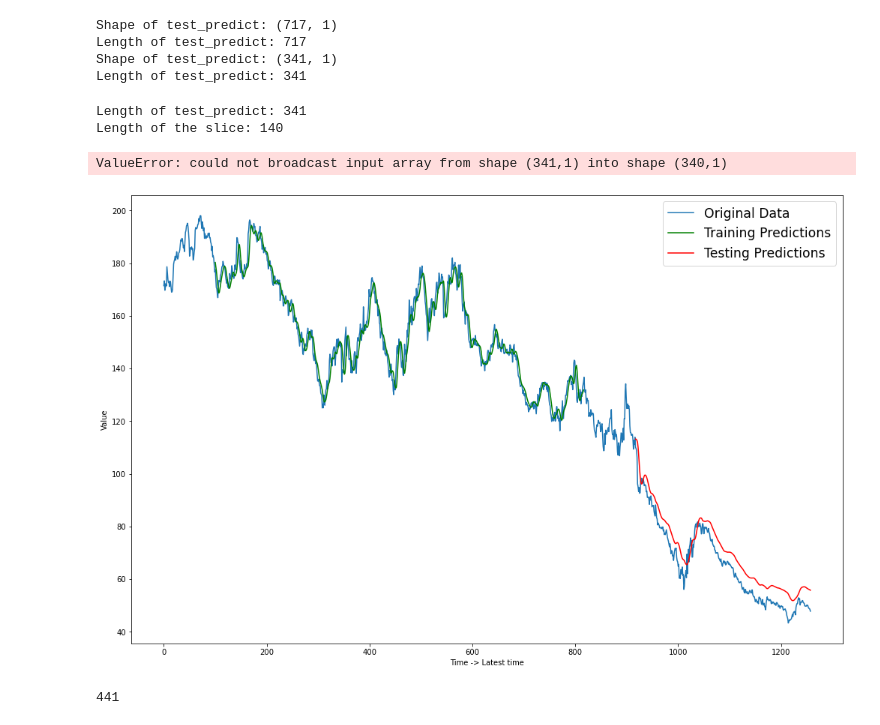
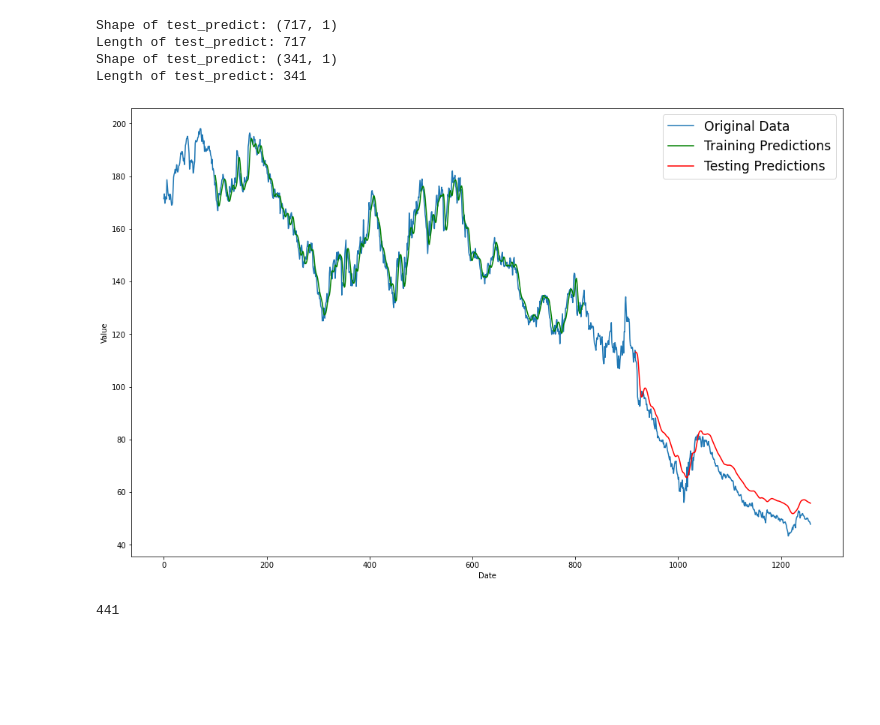
Before and after one commit to MabroorA/stocks-prediction-app, a Jupyter notebook: Machine-learning/Test-model2.ipynb, the cells around one changed output. Cells and saved outputs as stored; diff of their text form; code cells hidden in the pictures; blank space fills up the shorter version.

```diff
--- a/Machine-learning/Test-model2.ipynb
+++ b/Machine-learning/Test-model2.ipynb
@@ -206,64 +200,33 @@ Shape of test_predict: (717, 1)
 Length of test_predict: 717
 Shape of test_predict: (341, 1)
 Length of test_predict: 341
-# %%
-look_back = 100
-
-
-# change train predictions for plotting
-trainPredictPlot = np.empty_like(df1)
-trainPredictPlot[:, :] = np.nan
-trainPredictPlot[look_back:len(train_predict)+look_back, :] = train_predict
-
-
-print("Length of test_predict:", len(test_predict))
-print("Length of the slice:", len(trainPredictPlot[len(train_predict) + (look_back * 2) + 1:len(df1) - (look_back * 2), :]))
-
-# change test predictions for plotting
-
-testPredictPlot = np.empty_like(df1)
-testPredictPlot[:, :] = np.nan
-testPredictPlot[len(train_predict) + (look_back * 2) + 1:len(train_predict) + (look_back * 2) + 1 + len(test_predict), :] = test_predict
-
-
-
-
-print("Length of testPredictPlot slice:", len(trainPredictPlot[len(train_predict)+(look_back*2)+1:len(df1)-1, :]))
-
-plt.plot(scaler.inverse_transform(df1))
-plt.plot(trainPredictPlot)
-plt.plot(trainPredictPlot)
-# %% [output]
-Length of test_predict: 341
-Length of the slice: 140
-ValueError: could not broadcast input array from shape (341,1) into shape (340,1)
 # %%
 plt.figure(figsize=(17, 11))
-plt.xlabel('Time -> Latest time')
+plt.xlabel('date')
 plt.ylabel('Value')
 
 
 # Plot the original data
 plt.plot(scaler.inverse_transform(df1), label='Original Data', )
 
 # Plot the training predictions
 trainPredictPlot = np.empty_like(df1)
 trainPredictPlot[:, :] = np.nan
 trainPredictPlot[look_back:len(train_predict)+look_back, :] = train_predict
 plt.plot(trainPredictPlot, label='Training Predictions', color="green")
 
 # Plot the testing predictions
 testPredictPlot = np.empty_like(df1)
 testPredictPlot[:, :] = np.nan
 testPredictPlot[len(train_predict) + (look_back * 2) :len(df1), :] = test_predict
 
 plt.plot(testPredictPlot, label='Testing Predictions',color="red")
 
 
 plt.legend(loc='upper right',fontsize='xx-large')
 plt.show()
 # %% [output]
-[figure, old version]
+[figure, new version]
 # %%
 len(test_data)
 # %% [output]
```
Also changed, not shown: parts of 13 cells of this notebook.
